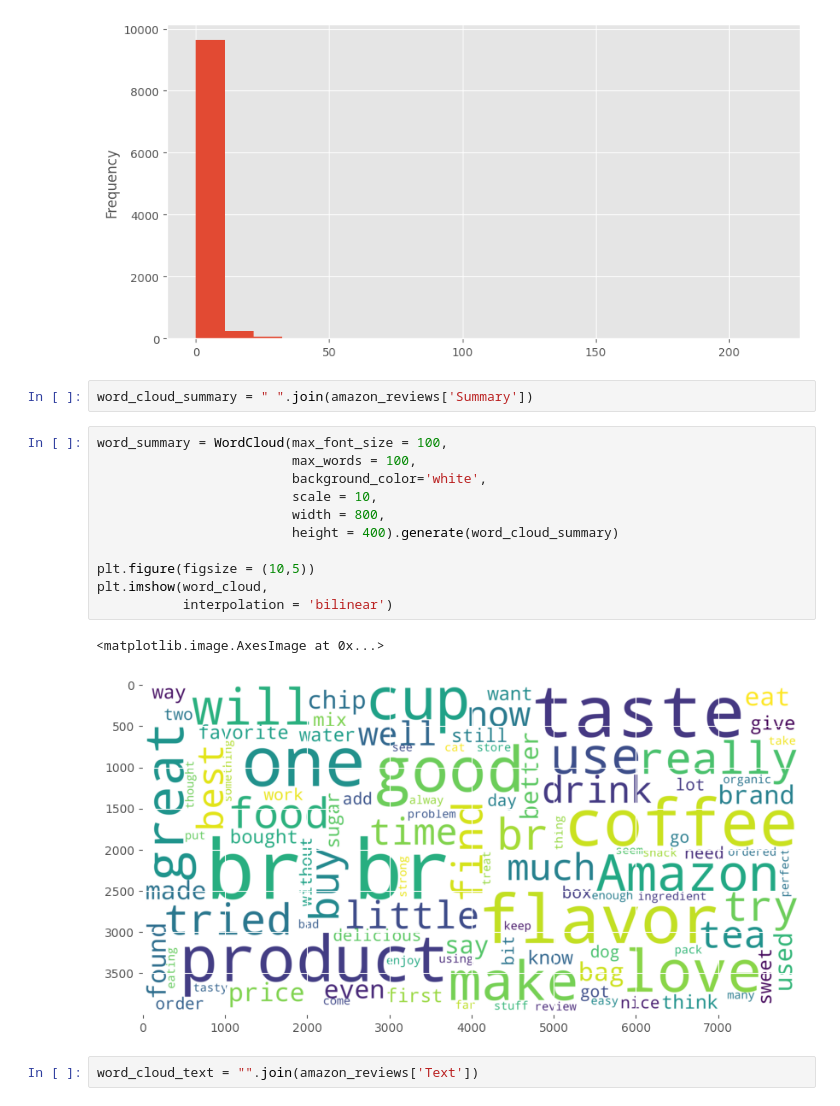
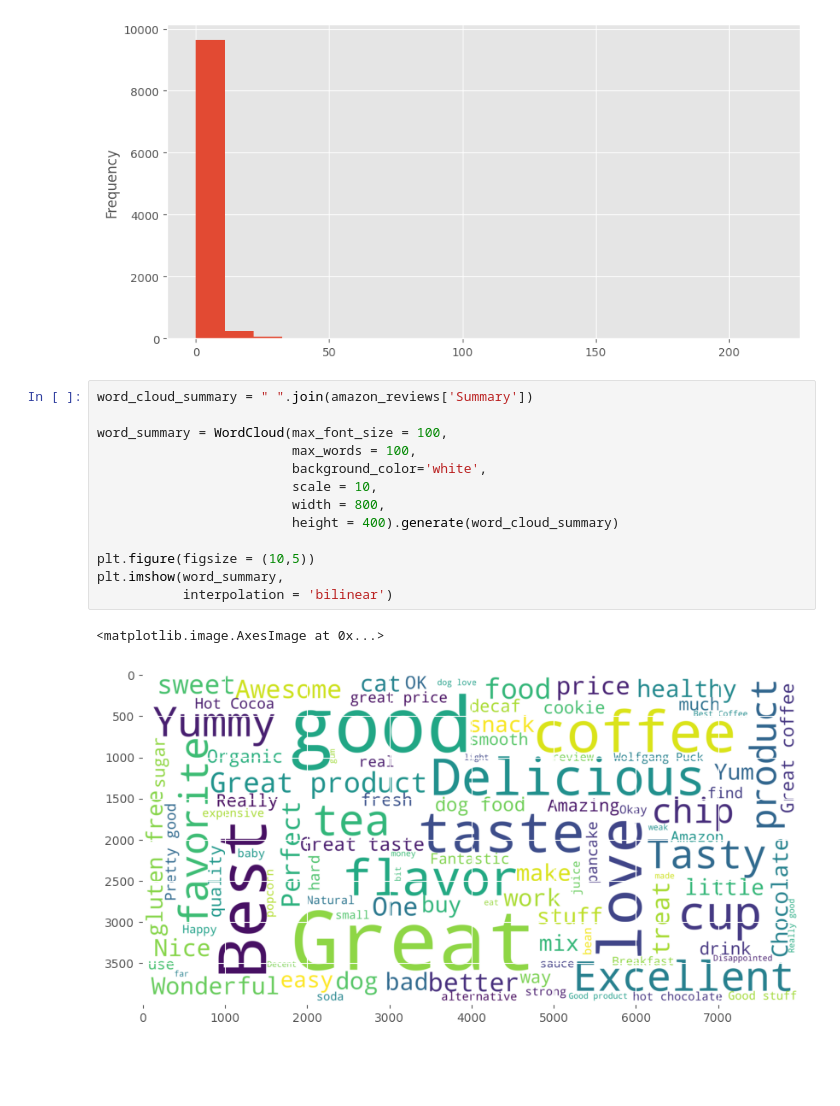
Before and after one commit to techsidh/Amazon-reviews-sentiment-analysis, a Jupyter notebook: Amazon_Review.ipynb, the cells around one changed output. Drawn from its saved outputs; the diff is of its cells as text; blank space fills up the shorter version.

```diff
--- a/Amazon_Review.ipynb
+++ b/Amazon_Review.ipynb
@@ -136,22 +136,20 @@ amazon_reviews['HelpfulnessDenominator'].plot(kind = 'hist',bins = 20)
 # %% [output]
 <Axes: ylabel='Frequency'>
 [figure]
-# %%
-word_cloud_summary = " ".join(amazon_reviews['Summary'])
 # %%
+word_cloud_summary = " ".join(amazon_reviews['Summary'])
+
 word_summary = WordCloud(max_font_size = 100,
                          max_words = 100,
                          background_color='white',
                          scale = 10,
                          width = 800,
                          height = 400).generate(word_cloud_summary)
 
 plt.figure(figsize = (10,5))
-plt.imshow(word_cloud,
+plt.imshow(word_summary,
            interpolation = 'bilinear')
 # %% [output]
 <matplotlib.image.AxesImage at 0x...>
-[figure, old version]
+[figure, new version]
-# %%
-word_cloud_text = "".join(amazon_reviews['Text'])
 # %%
```
Also changed, not shown: parts of 17 cells of this notebook.
